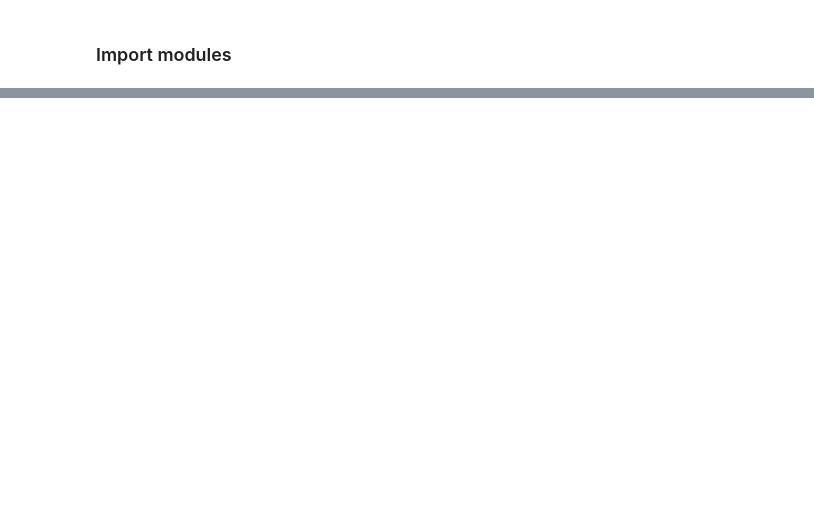
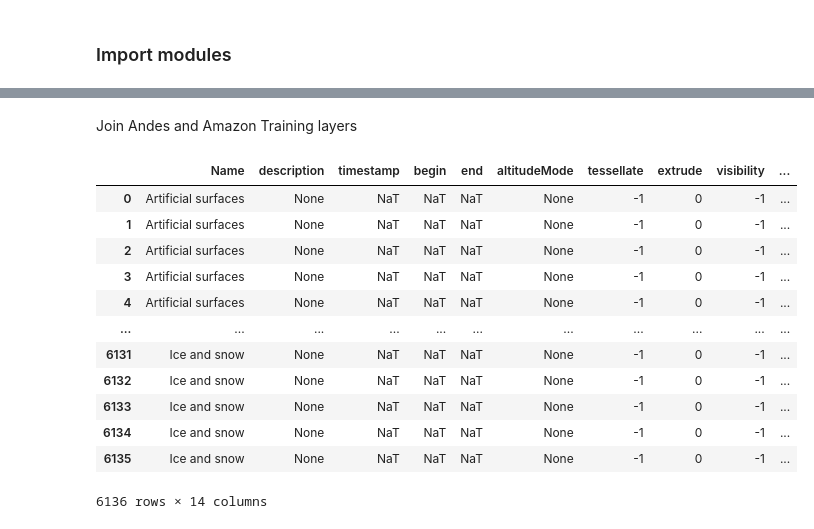
Before and after one commit to RicardoMartinezS/Image_classification, a Jupyter notebook: Taller2.ipynb, the cells around one changed output, grey strips where cells are left out. Drawn from its saved outputs; the diff is of its cells as text; code cells hidden in the pictures; blank space fills up the shorter version.

Commit message:
Read files

```diff
--- a/Taller2.ipynb
+++ b/Taller2.ipynb
@@ -45,0 +73,4 @@ vec_train_file = "notebooks/Data_geoprocessing/aber_sen2_cls_training.gpkg" #Dat
+# %%
+andes_train= geopandas.read_file(vec_train_file, layer=lyr_names[1])
+andes_train = andes_train.to_crs("EPSG:32618")
+andes_train.head()
@@ -45,0 +109,4 @@ vec_train_file = "notebooks/Data_geoprocessing/aber_sen2_cls_training.gpkg" #Dat
+# %%
+andes_train2= geopandas.read_file(vec_train_file, layer=lyr_names[4])
+andes_train2 = andes_train2.to_crs("EPSG:32618")
+andes_train2.head()
@@ -45,0 +145,4 @@ vec_train_file = "notebooks/Data_geoprocessing/aber_sen2_cls_training.gpkg" #Dat
+# %%
+ama_train= geopandas.read_file(vec_train_file, layer=lyr_names[0])
+ama_train = ama_train.to_crs("EPSG:32618")
+ama_train.head()
@@ -45,0 +178,25 @@ vec_train_file = "notebooks/Data_geoprocessing/aber_sen2_cls_training.gpkg" #Dat
+# %% [markdown]
+Join Andes and Amazon Training layers
+# %%
+import pandas as pd
+import geopandas as gpd
+
+# Concatenate (stack) them together
+andes_ama_train = pd.concat([andes_train, ama_train, andes_train2], ignore_index=True)
+andes_ama_train = gpd.GeoDataFrame(andes_ama_train, geometry='geometry', crs=andes_train.crs)
+# %%
+andes_ama_train
+# %% [output]
+|  | Name | description | timestamp | begin | end | altitudeMode | tessellate | extrude | visibility | ... |
+| 0 | Artificial surfaces | None | NaT | NaT | NaT | None | -1 | 0 | -1 | ... |
+| 1 | Artificial surfaces | None | NaT | NaT | NaT | None | -1 | 0 | -1 | ... |
+| 2 | Artificial surfaces | None | NaT | NaT | NaT | None | -1 | 0 | -1 | ... |
+| 3 | Artificial surfaces | None | NaT | NaT | NaT | None | -1 | 0 | -1 | ... |
+| 4 | Artificial surfaces | None | NaT | NaT | NaT | None | -1 | 0 | -1 | ... |
+| ... | ... | ... | ... | ... | ... | ... | ... | ... | ... | ... |
+| 6131 | Ice and snow | None | NaT | NaT | NaT | None | -1 | 0 | -1 | ... |
+| 6132 | Ice and snow | None | NaT | NaT | NaT | None | -1 | 0 | -1 | ... |
+| 6133 | Ice and snow | None | NaT | NaT | NaT | None | -1 | 0 | -1 | ... |
+| 6134 | Ice and snow | None | NaT | NaT | NaT | None | -1 | 0 | -1 | ... |
+| 6135 | Ice and snow | None | NaT | NaT | NaT | None | -1 | 0 | -1 | ... |
+6136 rows × 14 columns
```
Also changed, not shown: parts of 28 cells of this notebook.
